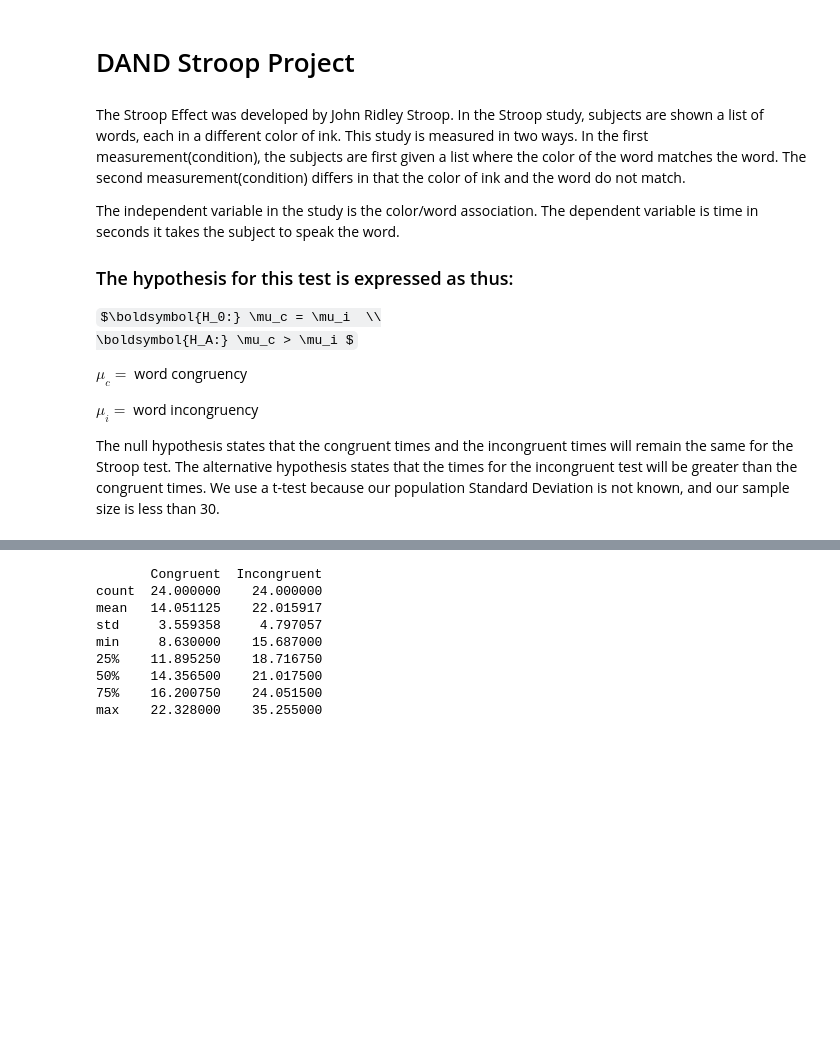
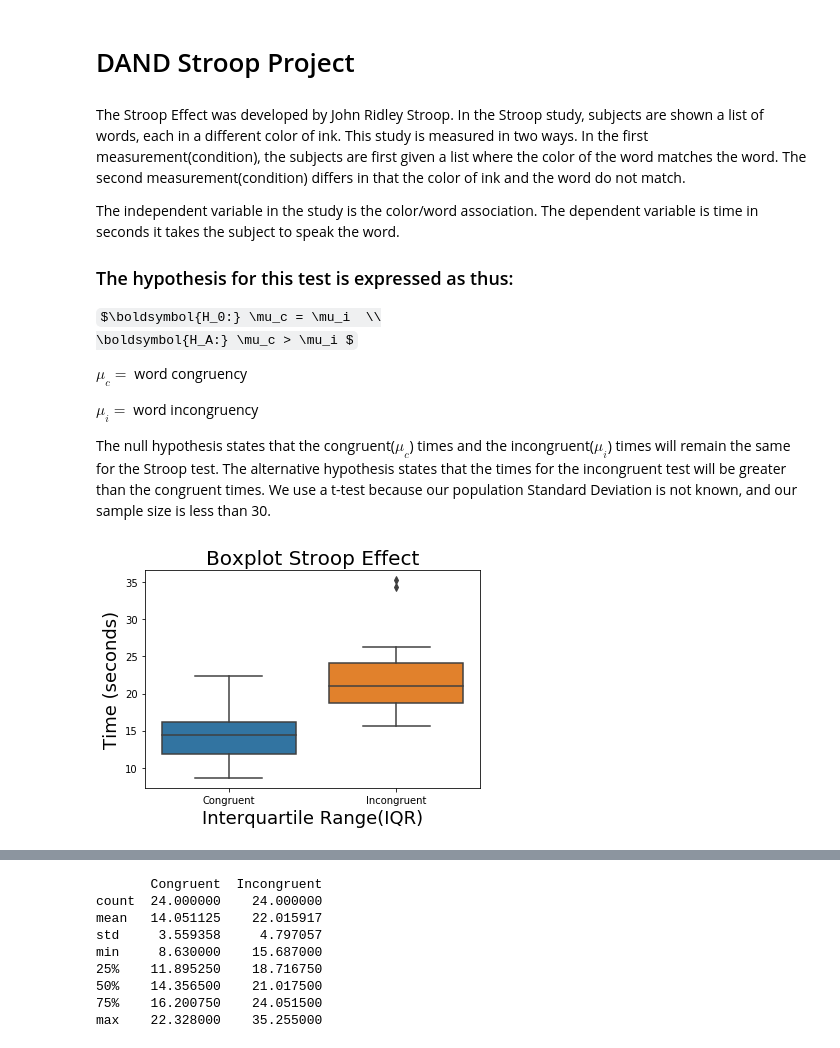
Before and after one commit to DaeData/Project1, a Jupyter notebook: DAND Stroop Project.ipynb, the cells around one changed output, grey strips where cells are left out. Drawn from its saved outputs; the diff is of its cells as text; code cells hidden in the pictures; some formulas as TeX source; blank space fills up the shorter version.

```diff
--- a/DAND Stroop Project.ipynb
+++ b/DAND Stroop Project.ipynb
@@ -34,7 +34,7 @@ $\mu_c =$ word congruency
 
 $\mu_i =$ word incongruency
 
-The null hypothesis states that the congruent times and the incongruent times will remain the same for the Stroop test.  The alternative hypothesis states that the times for the incongruent test will be greater than the congruent times. We use a t-test because our population Standard Deviation is not known, and our sample size is less than 30.
+ The null hypothesis states that the congruent($\mu_c$) times and the incongruent($\mu_i$) times will remain the same for the Stroop test.  The alternative hypothesis states that the times for the incongruent test will be greater than the congruent times. We use a t-test because our population Standard Deviation is not known, and our sample size is less than 30.
 # %%
 %matplotlib inline
 import numpy as np
@@ -44,6 +44,14 @@ import matplotlib.pyplot as plt
 import seaborn as sn
 # %%
 stroop = pd.read_csv('./stroopdata.csv')
+# %%
+ax = sn.boxplot(data = stroop, order=['Congruent', 'Incongruent'])
+plt.title('Boxplot Stroop Effect',fontsize=20)
+plt.xlabel('Interquartile Range(IQR)',fontsize=18)
+plt.ylabel('Time (seconds)',fontsize=18)
+plt.show()
+# %% [output]
+[figure, added]
 # %%
 sc = stroop['Congruent']
 si = stroop['Incongruent']
```
Also changed, not shown: parts of 3 cells of this notebook, 2 other files.
